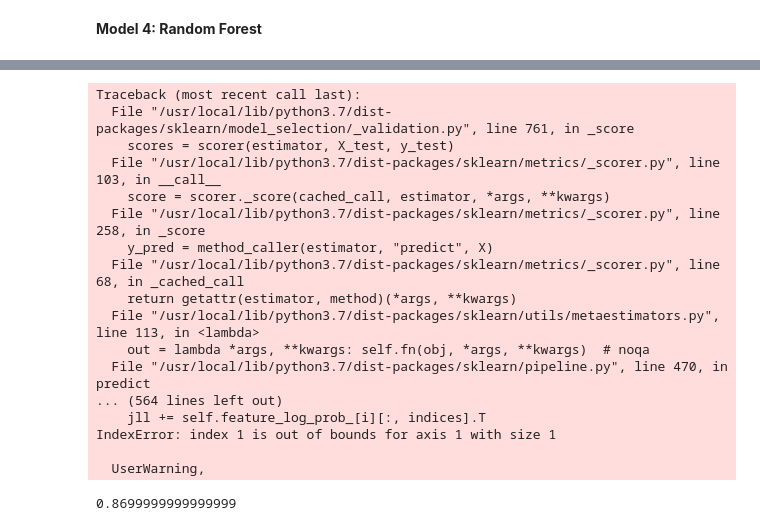
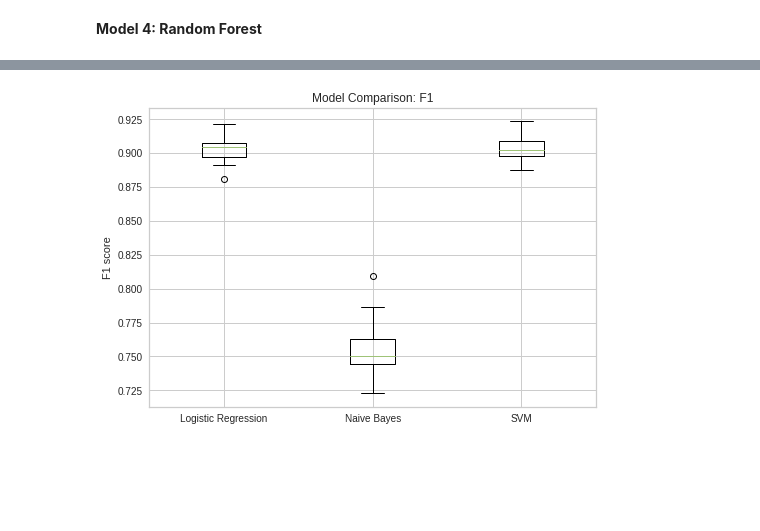
Before and after one commit to OskarKrafft/Machine-Learning-Project, a Jupyter notebook: 02_Models.ipynb, the cells around one changed output, grey strips where cells are left out. Saved outputs shown, nothing was run; the diff lists cells and outputs as text; code cells hidden in the pictures; blank space fills up the shorter version.

```diff
--- a/02_Models.ipynb
+++ b/02_Models.ipynb
@@ -497,33 +462,10 @@ Name: qg1, Length: 400, dtype: float64>
-# %%
-results = []
-names = []
-scoring = 'accuracy'
-
-for name, model in models:
-  cv = RepeatedStratifiedKFold(n_splits=10, n_repeats=3, random_state=123)
-  cv_results = cross_val_score(model, X_train, y_train, cv=cv, scoring=scoring)
-  results.append(cv_results)
-  names.append(name)
-  msg = "%s: %f (%f)" % (name, cv_results.mean(), cv_results.std())
-
-
-print(cv_results.mean())
-# %% [output]
-Traceback (most recent call last):
-  File "/usr/local/lib/python3.7/dist-packages/sklearn/model_selection/_validation.py", line 761, in _score
-    scores = scorer(estimator, X_test, y_test)
-  File "/usr/local/lib/python3.7/dist-packages/sklearn/metrics/_scorer.py", line 103, in __call__
-    score = scorer._score(cached_call, estimator, *args, **kwargs)
-  File "/usr/local/lib/python3.7/dist-packages/sklearn/metrics/_scorer.py", line 258, in _score
-    y_pred = method_caller(estimator, "predict", X)
-  File "/usr/local/lib/python3.7/dist-packages/sklearn/metrics/_scorer.py", line 68, in _cached_call
-    return getattr(estimator, method)(*args, **kwargs)
-  File "/usr/local/lib/python3.7/dist-packages/sklearn/utils/metaestimators.py", line 113, in <lambda>
-    out = lambda *args, **kwargs: self.fn(obj, *args, **kwargs)  # noqa
-  File "/usr/local/lib/python3.7/dist-packages/sklearn/pipeline.py", line 470, in predict
-... (564 lines left out)
-    jll += self.feature_log_prob_[i][:, indices].T
-IndexError: index 1 is out of bounds for axis 1 with size 1
-
-  UserWarning,
-0.8699999999999999
+# %%
+fig = plt.figure()
+ax = fig.add_subplot(111)
+plt.boxplot(results)
+ax.set_title("Model Comparison: F1")
+ax.set_xticklabels(names)
+ax.set_ylabel("F1 score")
+plt.show()
+# %% [output]
+[figure, added]
```
Also changed, not shown: parts of 7 cells of this notebook.
